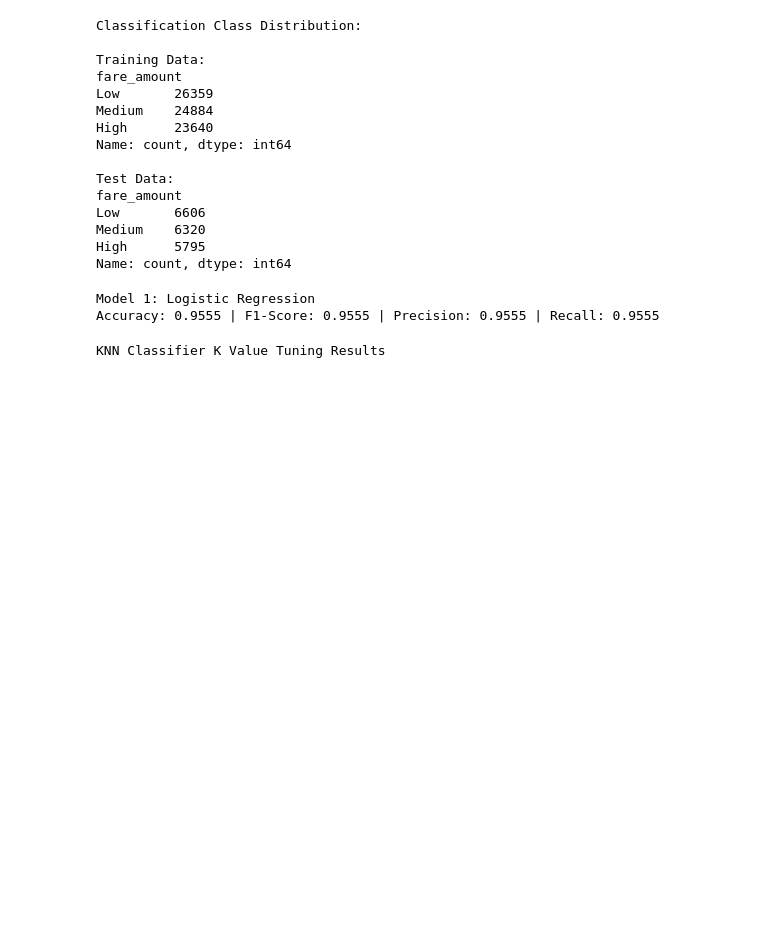
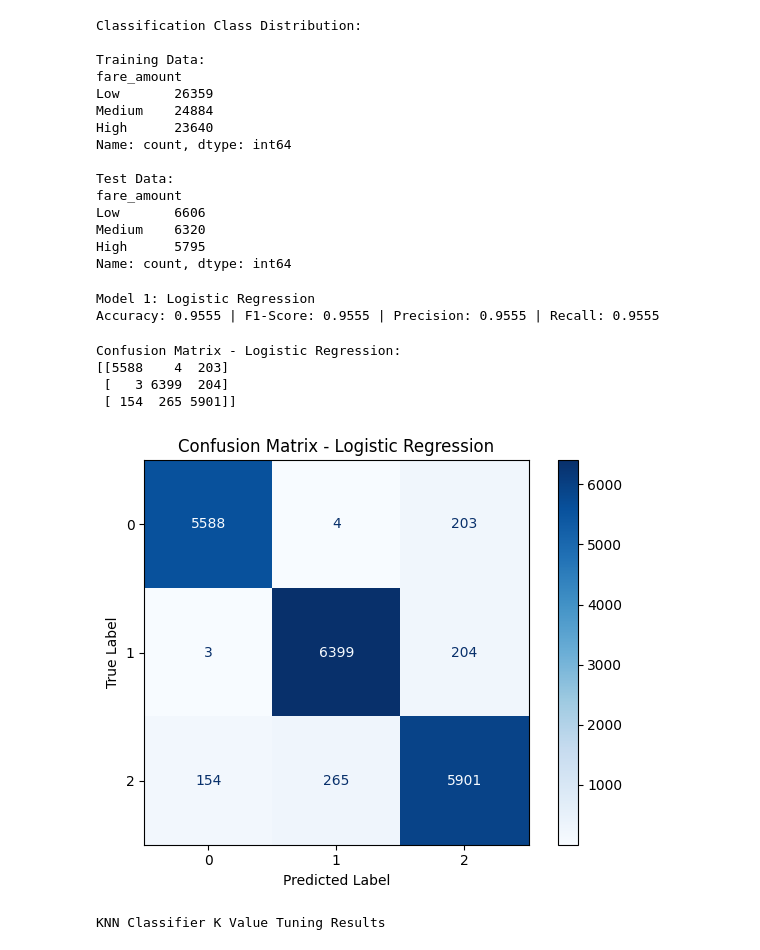
Before and after one commit to SAMYUKTHARAVICHANDRAN/AI-Based-Ride-Hailing-Demand-Prediction-and-Service-Optimization, a Jupyter notebook: notebooks/Classification.ipynb, the cells around one changed output. Drawn from its saved outputs; the diff is of its cells as text; code cells hidden in the pictures; blank space fills up the shorter version.

```diff
--- a/notebooks/Classification.ipynb
+++ b/notebooks/Classification.ipynb
@@ -328,6 +328,31 @@ print(f"Accuracy: {lr_acc:.4f} | F1-Score: {lr_f1:.4f} | Precision: {lr_prec:.4f
 # %% [output]
 Model 1: Logistic Regression
 Accuracy: 0.9555 | F1-Score: 0.9555 | Precision: 0.9555 | Recall: 0.9555
+# %%
+# Confusion Matrix - Logistic Regression
+
+from sklearn.metrics import confusion_matrix, ConfusionMatrixDisplay
+import matplotlib.pyplot as plt
+
+cm_lr = confusion_matrix(y_test_cls, y_pred_lr)
+
+print("Confusion Matrix - Logistic Regression:")
+print(cm_lr)
+
+disp = ConfusionMatrixDisplay(confusion_matrix=cm_lr)
+disp.plot(cmap='Blues')
+
+plt.title("Confusion Matrix - Logistic Regression")
+plt.xlabel("Predicted Label")
+plt.ylabel("True Label")
+plt.tight_layout()
+plt.show()
+# %% [output]
+Confusion Matrix - Logistic Regression:
+[[5588    4  203]
+ [   3 6399  204]
+ [ 154  265 5901]]
+[figure, added]
 # %%
 # ==========================================
 # MODEL 2: K-NEAREST NEIGHBORS CLASSIFIER
```
Also changed, not shown: parts of 10 cells of this notebook.
